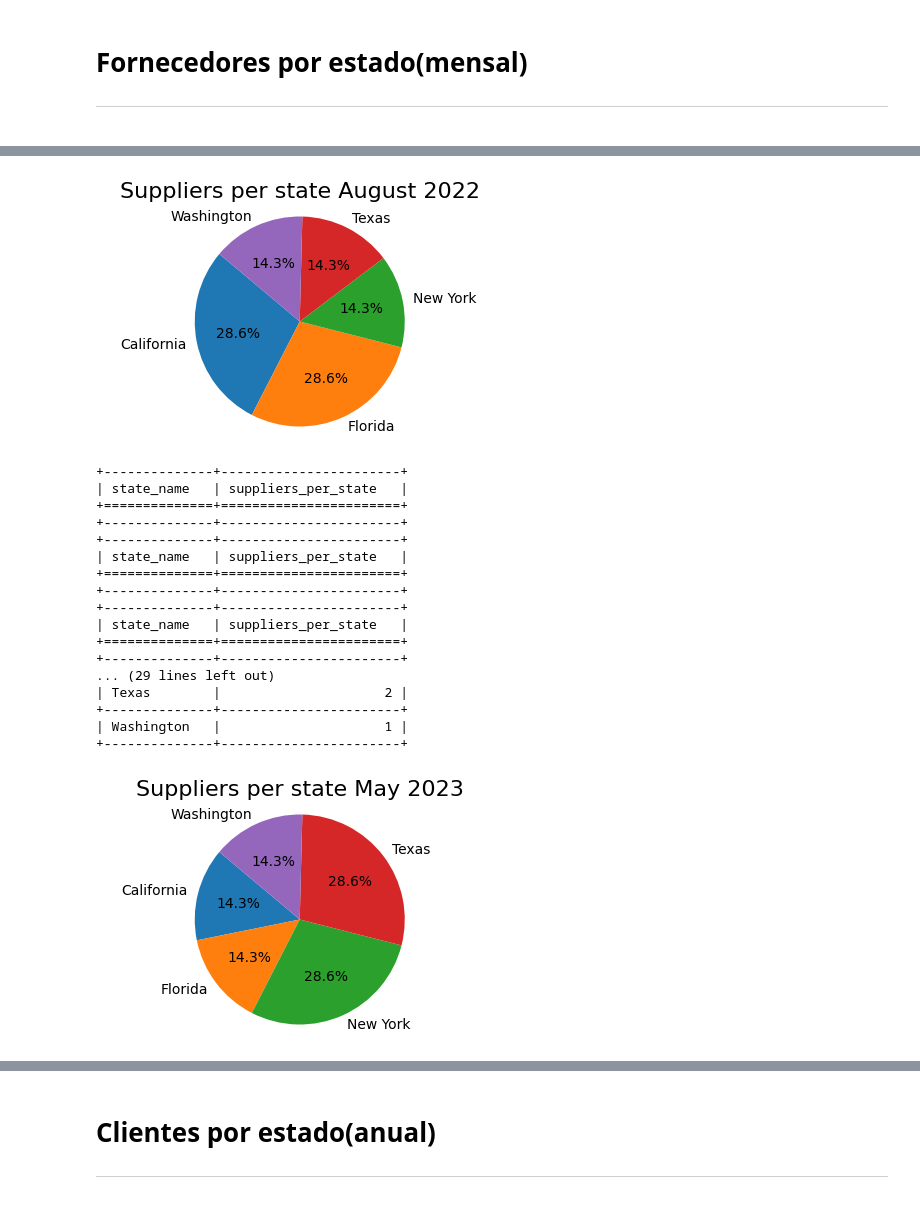
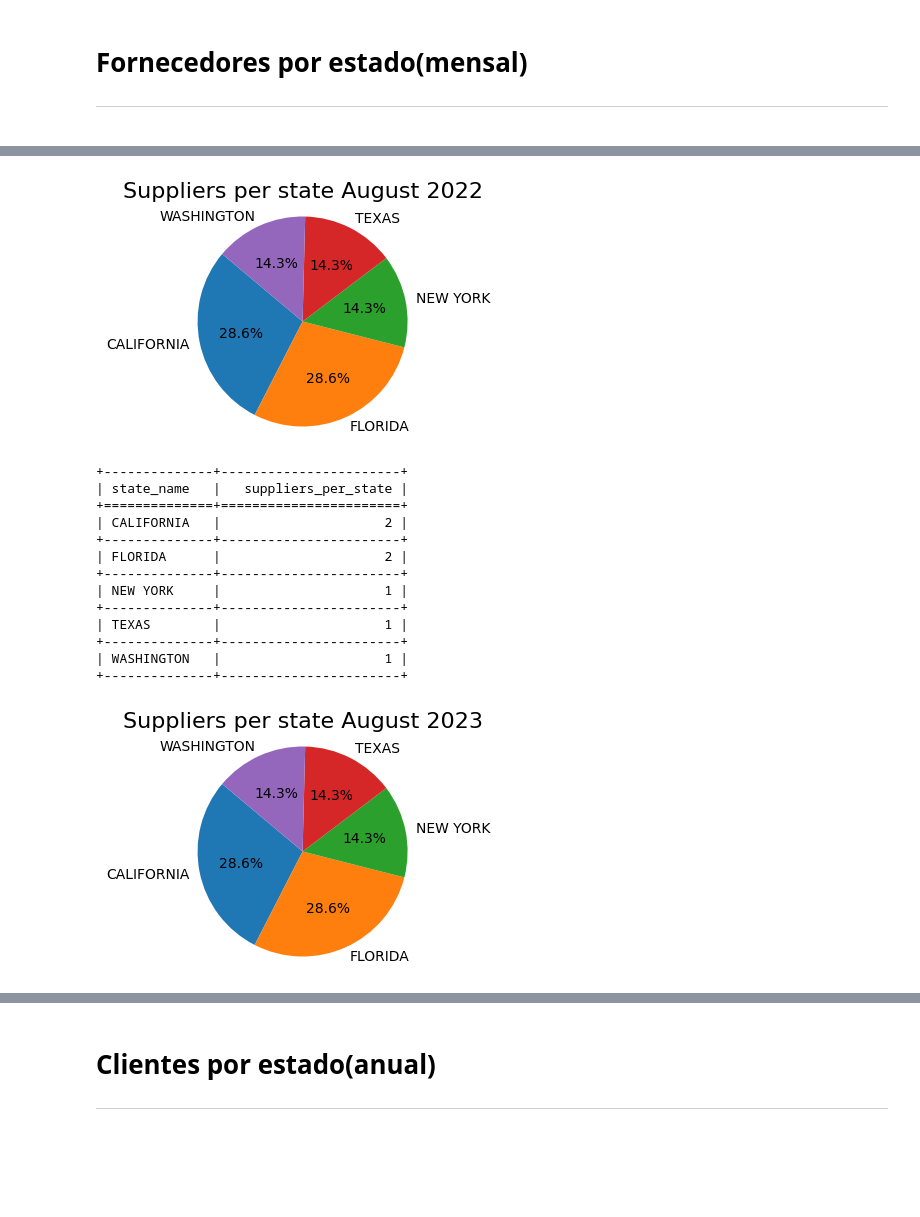
Before and after one commit to renemichelnunes/banco, a Jupyter notebook: questoes.ipynb, the cells around one changed output, grey strips where cells are left out. Drawn from its saved outputs; the diff is of its cells as text; code cells hidden in the pictures; blank space fills up the shorter version.

Commit message:
modificado state_id

```diff
--- a/questoes.ipynb
+++ b/questoes.ipynb
@@ -1013,32 +915,31 @@ for year in range(2022, 2024):
 for year in range(2022, 2024):
     for quarter_num in range(1, 5):
         query = f"""
-        select distinct
-            st.state_name,
-            count(distinct si.supplier_id)
+        select
+        st.state_name,
+        count(distinct si.supplier_id)
         from
             fato_sales_items si
         inner join
-            dim_suppliers su on si.supplier_id = su.supplier_id
+            dim_states st on si.supplier_state_id = st.state_id
         inner join
             dim_date dt on si.date_id = dt.date_id
-        inner join
-            dim_states st on su.state_id = st.state_id
         where
             dt.year = {year} and dt.quarter = {quarter_num}
         group by
-            st.state_name
+            st.state_name,
+            si.supplier_state_id
         order by
             st.state_name
         """
         try:
             cursor.execute(query)
             rows = cursor.fetchall()
-            print(tabulate(rows, headers=['state_name', 'suppliers_per_state'], tablefmt='grid'))
             state_name = [row[0] for row in rows]
             suppliers_per_state = [row[1] for row in rows]
 
             if(len(state_name) > 0):
+                print(tabulate(rows, headers=['state_name', 'suppliers_per_state'], tablefmt='grid'))
                 plt.figure(figsize=(5, 3))
                 plt.pie(suppliers_per_state, labels=state_name, autopct='%1.1f%%', startangle=140)
                 plt.axis('equal')
@@ -1098,32 +983,31 @@ for year in range(2022, 2024):
 for year in range(2022, 2024):
     for month_num in range(1, 13):
         query = f"""
-        select distinct
-            st.state_name,
-            count(distinct si.supplier_id)
-        from
-            fato_sales_items si
-        inner join
-            dim_suppliers su on si.supplier_id = su.supplier_id
-        inner join
-            dim_date dt on si.date_id = dt.date_id
-        inner join
-            dim_states st on su.state_id = st.state_id
-        where
-            dt.year = {year} and dt.month = {month_num}
-        group by
-            st.state_name
-        order by
-            st.state_name
+        select
+	st.state_name,
+	count(distinct si.supplier_id)
+    from
+        fato_sales_items si
+    inner join
+        dim_states st on si.supplier_state_id = st.state_id
+    inner join
+        dim_date dt on si.date_id = dt.date_id
+    where
+        dt.year = 2022 and dt.month = {month_num}
+    group by
+        st.state_name,
+        si.supplier_state_id
+    order by
+        st.state_name
         """
         try:
             cursor.execute(query)
             rows = cursor.fetchall()
-            print(tabulate(rows, headers=['state_name', 'suppliers_per_state'], tablefmt='grid'))
             state_name = [row[0] for row in rows]
             suppliers_per_state = [row[1] for row in rows]
 
             if(len(state_name) > 0):
+                print(tabulate(rows, headers=['state_name', 'suppliers_per_state'], tablefmt='grid'))
                 plt.figure(figsize=(5, 3))
                 plt.pie(suppliers_per_state, labels=state_name, autopct='%1.1f%%', startangle=140)
                 plt.axis('equal')
@@ -1152,19 +1032,15 @@ for year in range(2022, 2024):
-[figure, old version]
+[figure, new version]
 +--------------+-----------------------+
-| state_name   | suppliers_per_state   |
+| state_name   |   suppliers_per_state |
 +==============+=======================+
+| CALIFORNIA   |                     2 |
 +--------------+-----------------------+
+| FLORIDA      |                     2 |
 +--------------+-----------------------+
-| state_name   | suppliers_per_state   |
-+==============+=======================+
+| NEW YORK     |                     1 |
 +--------------+-----------------------+
+| TEXAS        |                     1 |
 +--------------+-----------------------+
-| state_name   | suppliers_per_state   |
-+==============+=======================+
+| WASHINGTON   |                     1 |
 +--------------+-----------------------+
-... (29 lines left out)
-| Texas        |                     2 |
-+--------------+-----------------------+
-| Washington   |                     1 |
-+--------------+-----------------------+
-[figure, old version]
+[figure, new version]
```
Also changed, not shown: parts of 13 cells of this notebook, 2 other files.
